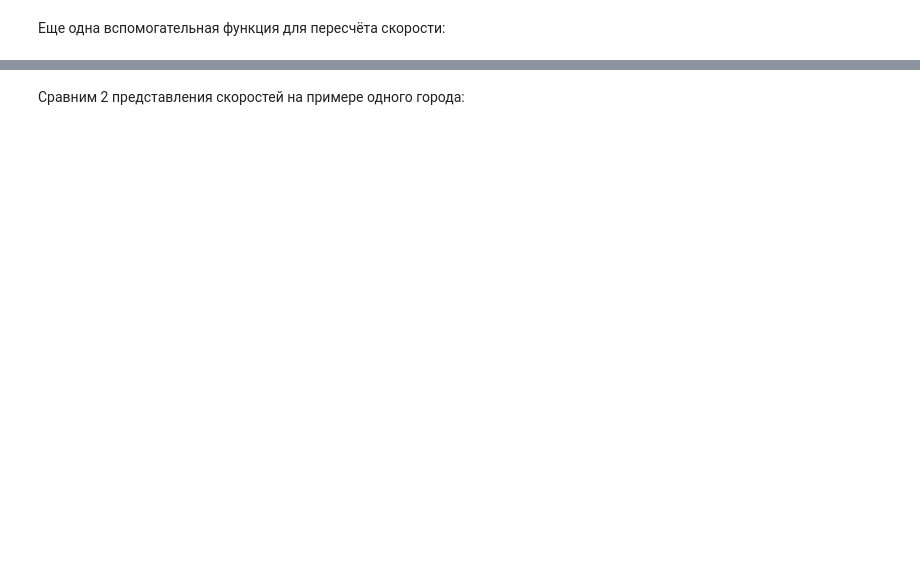
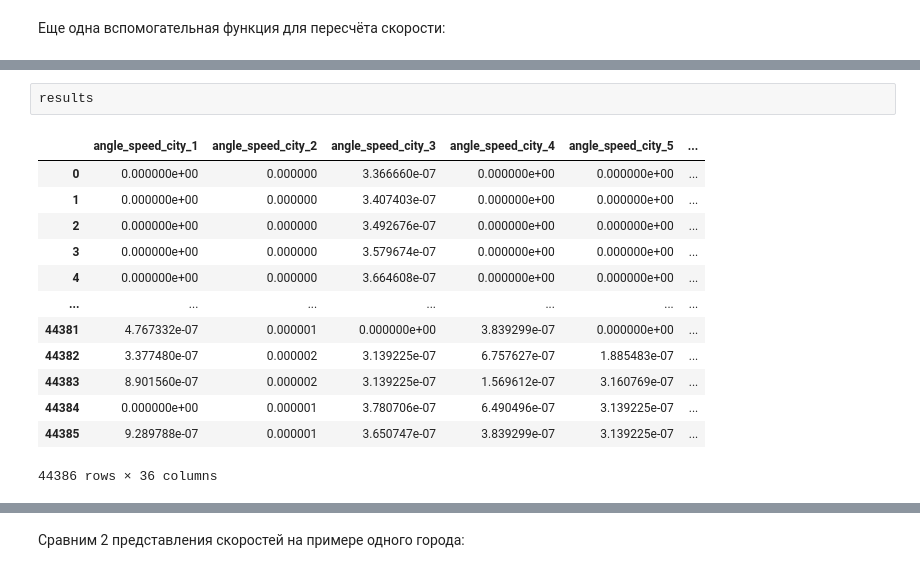
Before and after one commit to OlegRMW/vectors-, a Jupyter notebook: run.ipynb, the cells around one changed output, grey strips where cells are left out. Saved outputs shown, nothing was run; the diff lists cells and outputs as text; blank space fills up the shorter version.

```diff
--- a/run.ipynb
+++ b/run.ipynb
@@ -279,3 +283,19 @@ results.columns = [f'angle_speed_city_{i+1}' for i in range(len(results.columns)
+# %%
+results
+# %% [output]
+|  | angle_speed_city_1 | angle_speed_city_2 | angle_speed_city_3 | angle_speed_city_4 | angle_speed_city_5 | ... |
+| 0 | 0.000000e+00 | 0.000000 | 3.366660e-07 | 0.000000e+00 | 0.000000e+00 | ... |
+| 1 | 0.000000e+00 | 0.000000 | 3.407403e-07 | 0.000000e+00 | 0.000000e+00 | ... |
+| 2 | 0.000000e+00 | 0.000000 | 3.492676e-07 | 0.000000e+00 | 0.000000e+00 | ... |
+| 3 | 0.000000e+00 | 0.000000 | 3.579674e-07 | 0.000000e+00 | 0.000000e+00 | ... |
+| 4 | 0.000000e+00 | 0.000000 | 3.664608e-07 | 0.000000e+00 | 0.000000e+00 | ... |
+| ... | ... | ... | ... | ... | ... | ... |
+| 44381 | 4.767332e-07 | 0.000001 | 0.000000e+00 | 3.839299e-07 | 0.000000e+00 | ... |
+| 44382 | 3.377480e-07 | 0.000002 | 3.139225e-07 | 6.757627e-07 | 1.885483e-07 | ... |
+| 44383 | 8.901560e-07 | 0.000002 | 3.139225e-07 | 1.569612e-07 | 3.160769e-07 | ... |
+| 44384 | 0.000000e+00 | 0.000001 | 3.780706e-07 | 6.490496e-07 | 3.139225e-07 | ... |
+| 44385 | 9.289788e-07 | 0.000001 | 3.650747e-07 | 3.839299e-07 | 3.139225e-07 | ... |
+44386 rows × 36 columns
 # %%
 df = pd.concat([df, results], axis=1)
 df.shape
```
Also changed, not shown: parts of 14 cells of this notebook.
